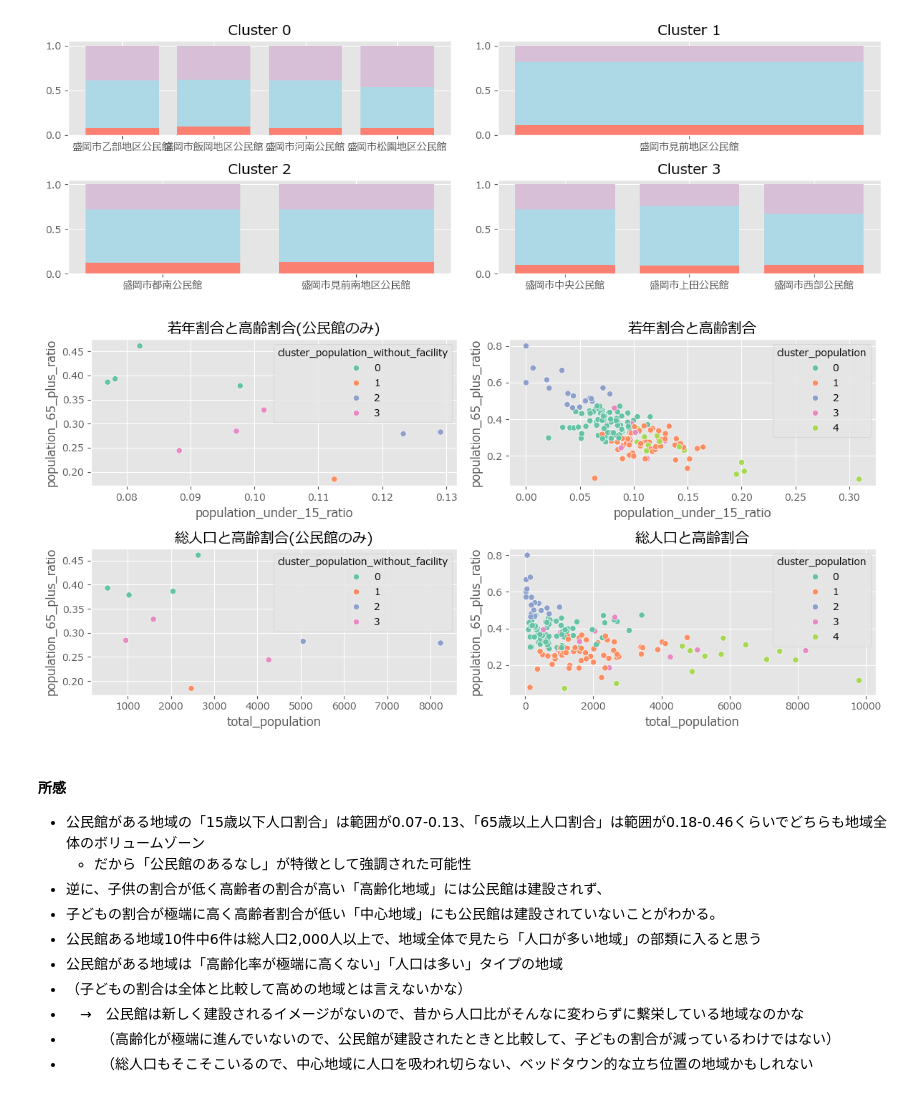
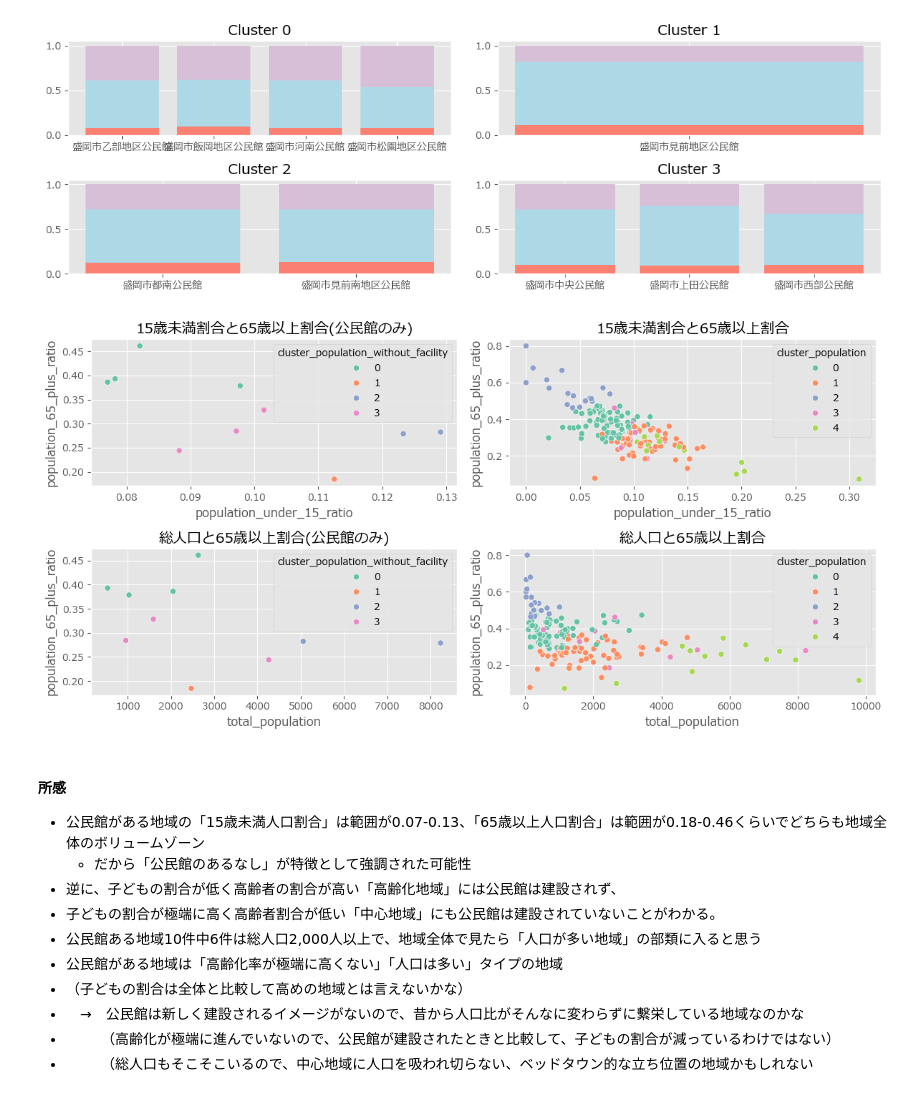
Before and after one commit to atarimeweave/public_facilities_analysis, a Jupyter notebook: notebooks/02_area_analysis.ipynb, the cells around one changed output. Drawn from its saved outputs; the diff is of its cells as text; code cells hidden in the pictures.

```diff
--- a/notebooks/02_area_analysis.ipynb
+++ b/notebooks/02_area_analysis.ipynb
@@ -686,7 +686,7 @@ plt.show()
 # 公民館のみと地域全体の分布比較
 fig, axes = plt.subplots(2, 2, figsize=(12, 6))
 
-# x軸：15歳以下人口割合
+# x軸：15歳未満人口割合
 # y軸：65歳以上人口割合
 sns.scatterplot(
     ax=axes[0][0],
@@ -702,43 +702,43 @@ sns.scatterplot(
     x="population_under_15_ratio",
     y="population_65_plus_ratio",
     hue="cluster_population",
     palette="Set2"
 )
 
 # x軸：総人口
 # y軸：65歳以上人口割合
 sns.scatterplot(
     ax=axes[1][0],
     data=dropna_df,
     x="total_population",
     y="population_65_plus_ratio",
     hue="cluster_population_without_facility",
     palette="Set2"
 )
 sns.scatterplot(
     ax=axes[1][1],
     data=df,
     x="total_population",
     y="population_65_plus_ratio",
     hue="cluster_population",
     palette="Set2"
 )
 
-axes[0][0].set_title("若年割合と高齢割合(公民館のみ)")
-axes[0][1].set_title("若年割合と高齢割合")
-axes[1][0].set_title("総人口と高齢割合(公民館のみ)")
-axes[1][1].set_title("総人口と高齢割合")
+axes[0][0].set_title("15歳未満割合と65歳以上割合(公民館のみ)")
+axes[0][1].set_title("15歳未満割合と65歳以上割合")
+axes[1][0].set_title("総人口と65歳以上割合(公民館のみ)")
+axes[1][1].set_title("総人口と65歳以上割合")
 
 plt.tight_layout()
 plt.savefig('../output/cluster/public_hall_location_pattern.png', bbox_inches='tight')
 plt.show()
 # %% [output]
-[figure, old version]
+[figure, new version]
 # %% [markdown]
 #### 所感
-- 公民館がある地域の「15歳以下人口割合」は範囲が0.07-0.13、「65歳以上人口割合」は範囲が0.18-0.46くらいでどちらも地域全体のボリュームゾーン
+- 公民館がある地域の「15歳未満人口割合」は範囲が0.07-0.13、「65歳以上人口割合」は範囲が0.18-0.46くらいでどちらも地域全体のボリュームゾーン
     - だから「公民館のあるなし」が特徴として強調された可能性
-- 逆に、子供の割合が低く高齢者の割合が高い「高齢化地域」には公民館は建設されず、
+- 逆に、子どもの割合が低く高齢者の割合が高い「高齢化地域」には公民館は建設されず、
 - 子どもの割合が極端に高く高齢者割合が低い「中心地域」にも公民館は建設されていないことがわかる。
 - 公民館ある地域10件中6件は総人口2,000人以上で、地域全体で見たら「人口が多い地域」の部類に入ると思う
 - 公民館がある地域は「高齢化率が極端に高くない」「人口は多い」タイプの地域
```
Also changed, not shown: parts of 11 cells of this notebook, 2 other files.
